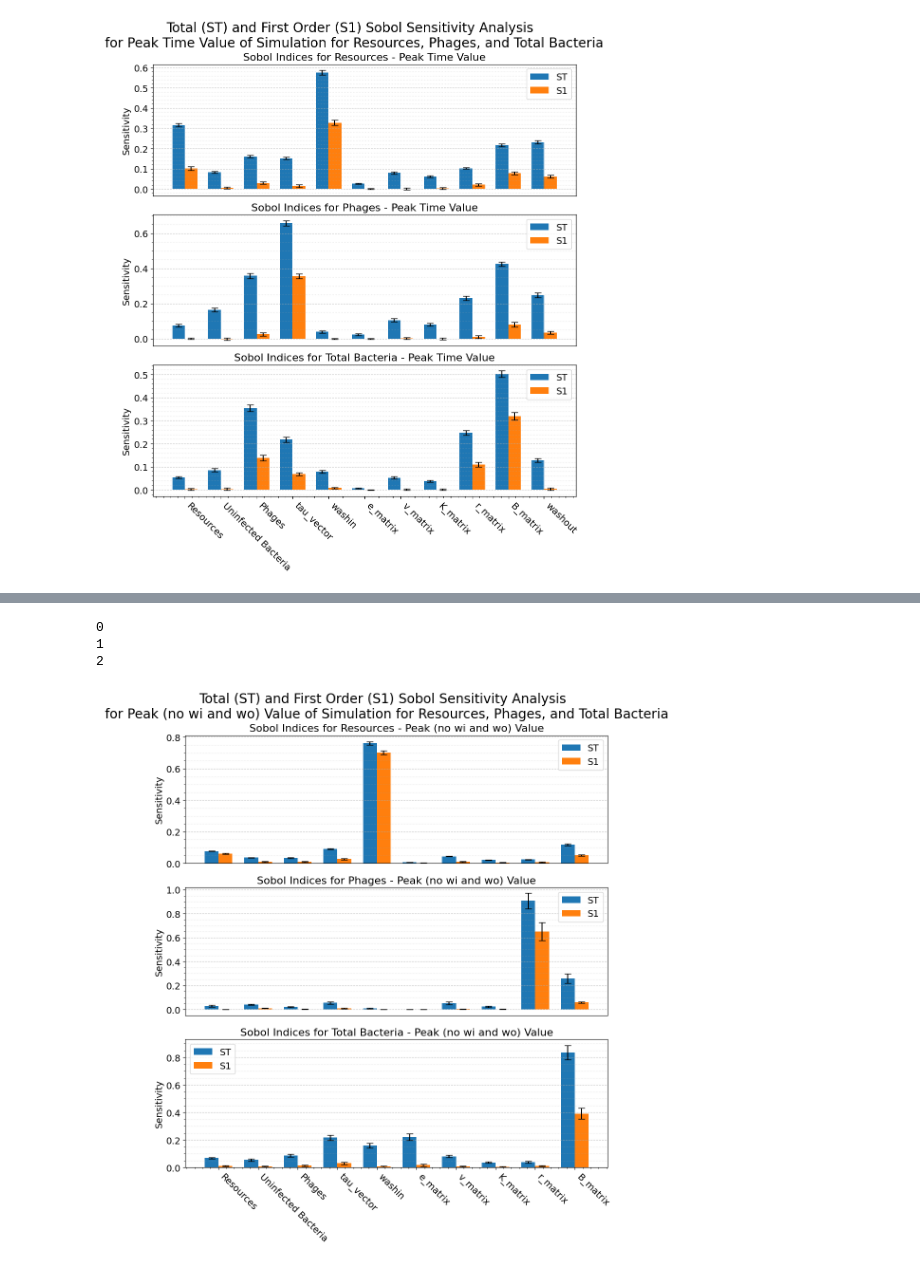
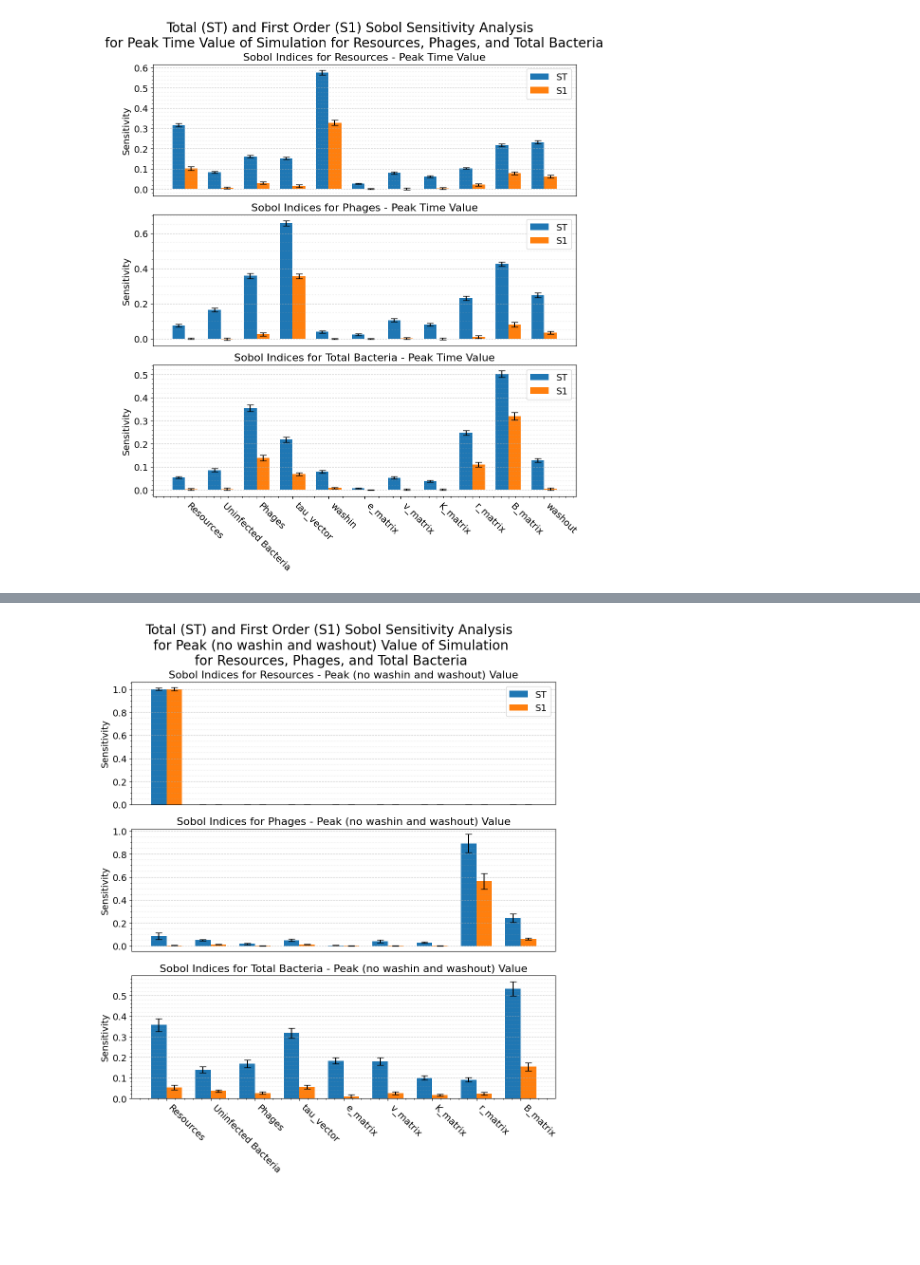
Before and after one commit to BiggusVickus/Master-Thesis, a Jupyter notebook: SOBOL_analysis.ipynb, the cells around one changed output, grey strips where cells are left out. Cells and saved outputs as stored; diff of their text form; code cells hidden in the pictures; blank space fills up the shorter version.

```diff
--- a/SOBOL_analysis.ipynb
+++ b/SOBOL_analysis.ipynb
@@ -11,7 +11,7 @@ from copy import deepcopy
 # # use base class Analysis to create a new class System
 class System(Analysis):
     def __init__(self, graph_location):
-        """The ODE representation of the Golden Model from 'Using population dynamics to count bacteriophages and their lysogens' from Yuncong Geng, Thu Vu Phuc Nguyen, Ehsan Homaee, and Ido Golding.
+        """The ODE representation of the Golding Model from 'Using population dynamics to count bacteriophages and their Golding' from Yuncong Geng, Thu Vu Phuc Nguyen, Ehsan Homaee, and Ido Golding.
         Uses Classes.Analysis as a base class.
         Args:
             graph_location (str): location of the graph file
@@ -19,7 +19,7 @@ class System(Analysis):
         super().__init__(graph_location)
 
     def odesystem(self, t, Y, *params):
-        """The sytem of ODEs that represent the Golden Model.
+        """The sytem of ODEs that represent the Golding Model.
         Args:
             t (float): The time value that the solver is currently at.
             Y (np.array): The initial (for t=0)/current (for t>0) population values of the system. A 1D array of length equal to the number of variables in the system.
@@ -206,11 +206,10 @@ other_parameters [['P0'], ['B0'], ['R0'], 4]
 # %%
 def create_sobol_plot(analyzed, parameter_names, timestamp, title, save=True):
     fig, axs = plt.subplots(3, 1, figsize=(10, 12))
-    fig.suptitle(f'Total (ST) and First Order (S1) Sobol Sensitivity Analysis \n for {title} Value of Simulation for Resources, Phages, and Total Bacteria', fontsize=20)
+    fig.suptitle(f'Total (ST) and First Order (S1) Sobol Sensitivity Analysis \n for {title} Value of Simulation \nfor Resources, Phages, and Total Bacteria', fontsize=20)
     list_of_output = ['Resources', 'Phages', 'Total Bacteria']
     indices_to_plot = [0, 3, 4]
     for plot_idx, i in enumerate(indices_to_plot):
-        print(plot_idx)
         analyzed_item = analyzed[i]
         St = analyzed_item['ST']
         St_conf = analyzed_item['ST_conf']
@@ -231,11 +230,12 @@ def create_sobol_plot(analyzed, parameter_names, timestamp, title, save=True):
         axs[plot_idx].grid(True, axis='y', linestyle='--', alpha=0.7)
         axs[plot_idx].minorticks_on()
         axs[plot_idx].grid(True, which='minor', axis='y', linestyle=':', alpha=0.4)
-        axs[plot_idx].legend(fontsize=14)
+        if plot_idx == 0:
+            axs[plot_idx].legend(fontsize=14)
     fig.tight_layout()
     if save:
         title = title.replace(' ', '_')
-        fig.savefig(f'LatexReport/Images/Plots/Created/SOBOL_analysis_{timestamp}_{title}.png', dpi=300)
+        fig.savefig(f'LatexReport/Images/Plots/Created/SOBOL/SOBOL_analysis_{timestamp}_{title}.png', dpi=300)
 # %%
 new_list_y_values = []
 for i, y_value in enumerate(y_values):
@@ -312,7 +312,7 @@ create_sobol_plot(Y_peak_time_analyzed, parameter_names, timestamp, "Peak Time")
 2
 [figure]
 # %%
-file_location_full_new = 'SimulationResults/SensitivityAnalysis/SOBOLAnalysisWithoutWiWo/SOBOL_analysis_full_data_1749147058.pickle'
+file_location_full_new = 'SimulationResults/SensitivityAnalysis/SOBOLAnalysisWithoutWiWo/SOBOL_analysis_full_data_1749708738.pickle'
 timestamp_new = file_location_full_new.split('.')[0].split('_')[-1]
 with open(file_location_full_new, 'rb') as f:
     sensitivity_data_new = pickle.load(f)
@@ -415,8 +412,5 @@ create_sobol_plot(final_analyzed_new, parameter_names_new, timestamp, "Final (no
 # %%
-create_sobol_plot(Y_peak_value_analyzed_new, parameter_names_new, timestamp, "Peak (no wi and wo)")
+create_sobol_plot(Y_peak_value_analyzed_new, parameter_names_new, timestamp_new, "Peak (no washin and washout)")
 # %% [output]
-0
-1
-2
-[figure, old version]
+[figure, new version]
 # %%
```
Also changed, not shown: parts of 4 cells of this notebook, 23 other files.
